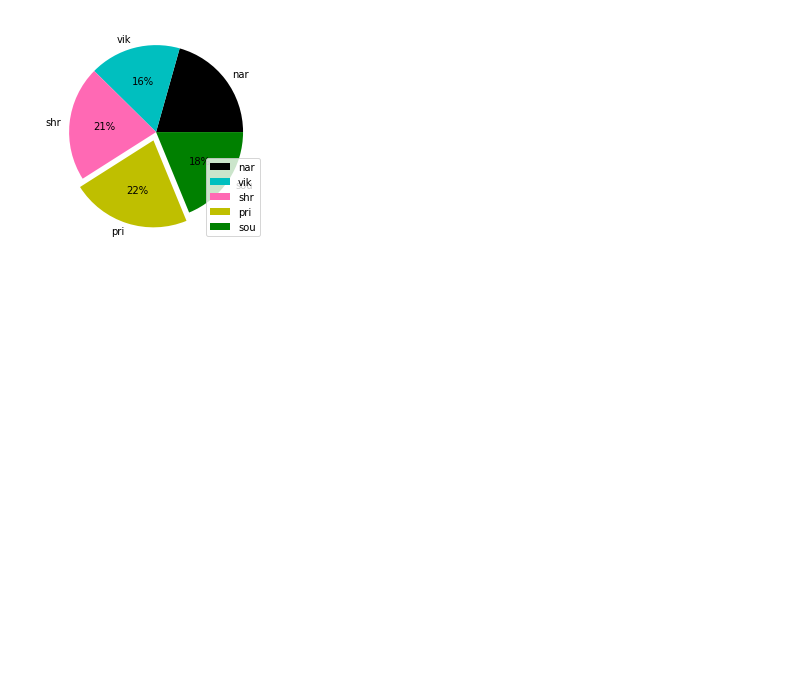
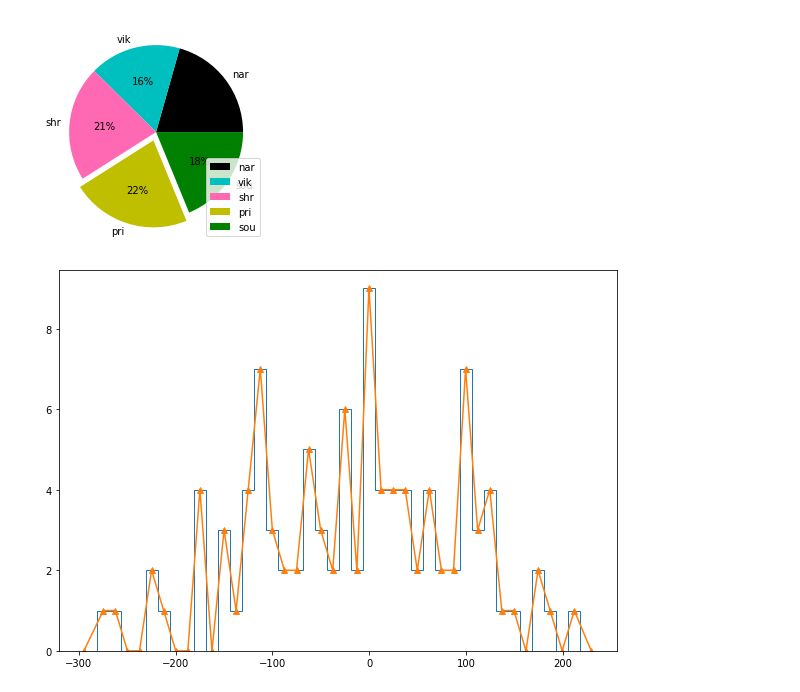
Before and after one commit to ShrutiSinh/Data-Science, a Jupyter notebook: MATPLOTLIB/Matplt_lib.ipynb, the cells around one changed output. Cells and saved outputs as stored; diff of their text form; code cells hidden in the pictures; blank space fills up the shorter version.

```diff
--- a/MATPLOTLIB/Matplt_lib.ipynb
+++ b/MATPLOTLIB/Matplt_lib.ipynb
@@ -366,3 +365,20 @@ plt.legend(loc="lower right")
 plt.savefig('a.jpg')
 # %% [output]
 [figure]
+# %%
+x=115*np.random.randn(100)
+plt.figure(figsize=(10,7))
+y=np.arange(len(x))
+n,edges,p=plt.hist(x,bins=40,histtype='step')
+m=0.5*(edges[1:]+edges[:-1])
+m=m.tolist()
+l=len(m)
+m.insert(0,m[0]-20)
+m.append(m[l-1]+30)
+n=n.tolist()
+n.insert(0,0)
+n.append(0)
+plt.plot(m,n,"-^")
+plt.show()
+# %% [output]
+[figure, added]
```
Also changed, not shown: parts of 5 cells of this notebook.
